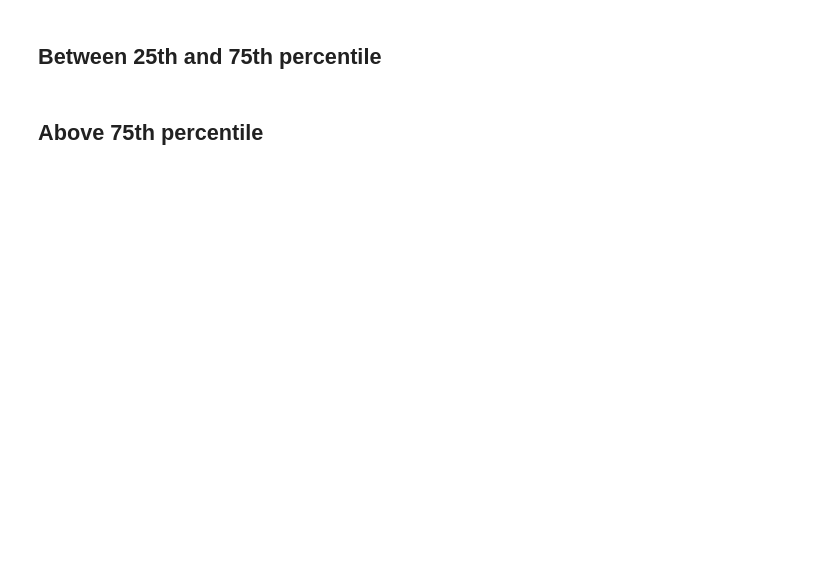
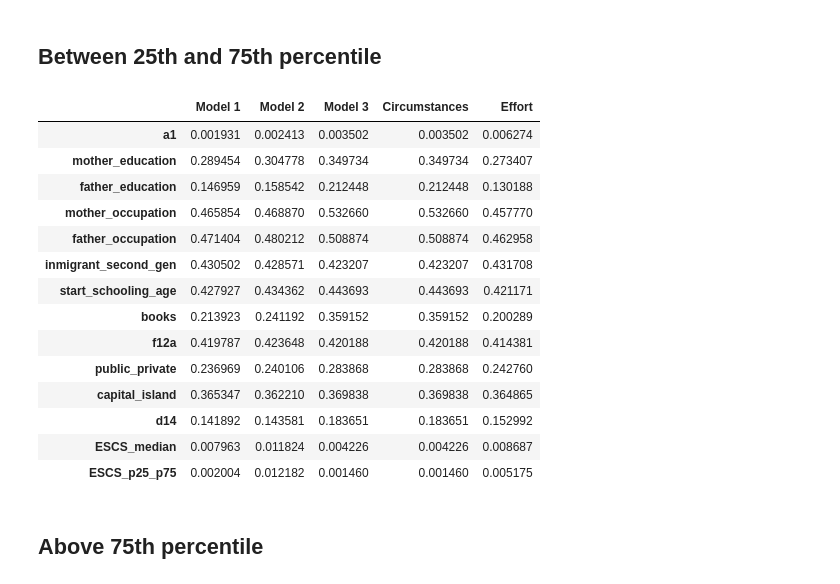
Before and after one commit to liamj2311/aaai24-code, a Jupyter notebook: experiments.ipynb, the cells around one changed output. Saved outputs shown, nothing was run; the diff lists cells and outputs as text; code cells hidden in the pictures; blank space fills up the shorter version.

```diff
--- a/experiments.ipynb
+++ b/experiments.ipynb
@@ -424,16 +542,23 @@ df_below_25
 # %% [markdown]
 ## Between 25th and 75th percentile
-# %%
-df_between_25_75 = {}
-
-for pred in preds:
-    col = []
-    data["label"] = binarise_predictions(data[pred], "between-25-75")
-    for sa in sensitive_attrs:
-        col.append(iop(data, sa))
-    df_between_25_75[model_pred_rename[pred]] = col
-
-df_between_25_75 = pd.DataFrame(df_between_25_75, index=sensitive_attrs)
-df_between_25_75
+# %%
+df_between_25_75 = run_experiments(data=data, percentile="between-25-75", ineq_index="gini")
+df_between_25_75
+# %% [output]
+|  | Model 1 | Model 2 | Model 3 | Circumstances | Effort |
+| a1 | 0.001931 | 0.002413 | 0.003502 | 0.003502 | 0.006274 |
+| mother_education | 0.289454 | 0.304778 | 0.349734 | 0.349734 | 0.273407 |
+| father_education | 0.146959 | 0.158542 | 0.212448 | 0.212448 | 0.130188 |
+| mother_occupation | 0.465854 | 0.468870 | 0.532660 | 0.532660 | 0.457770 |
+| father_occupation | 0.471404 | 0.480212 | 0.508874 | 0.508874 | 0.462958 |
+| inmigrant_second_gen | 0.430502 | 0.428571 | 0.423207 | 0.423207 | 0.431708 |
+| start_schooling_age | 0.427927 | 0.434362 | 0.443693 | 0.443693 | 0.421171 |
+| books | 0.213923 | 0.241192 | 0.359152 | 0.359152 | 0.200289 |
+| f12a | 0.419787 | 0.423648 | 0.420188 | 0.420188 | 0.414381 |
+| public_private | 0.236969 | 0.240106 | 0.283868 | 0.283868 | 0.242760 |
+| capital_island | 0.365347 | 0.362210 | 0.369838 | 0.369838 | 0.364865 |
+| d14 | 0.141892 | 0.143581 | 0.183651 | 0.183651 | 0.152992 |
+| ESCS_median | 0.007963 | 0.011824 | 0.004226 | 0.004226 | 0.008687 |
+| ESCS_p25_p75 | 0.002004 | 0.012182 | 0.001460 | 0.001460 | 0.005175 |
 # %% [markdown]
 ## Above 75th percentile
```
Also changed, not shown: parts of 14 cells of this notebook, 1 other file.
